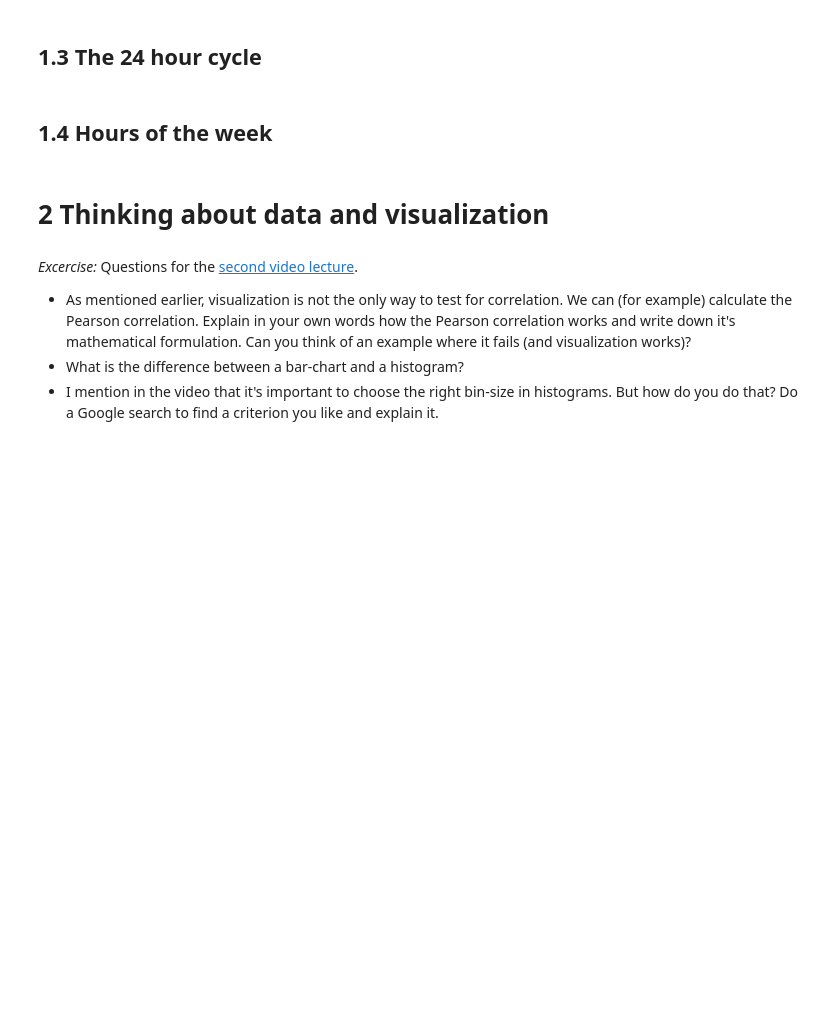
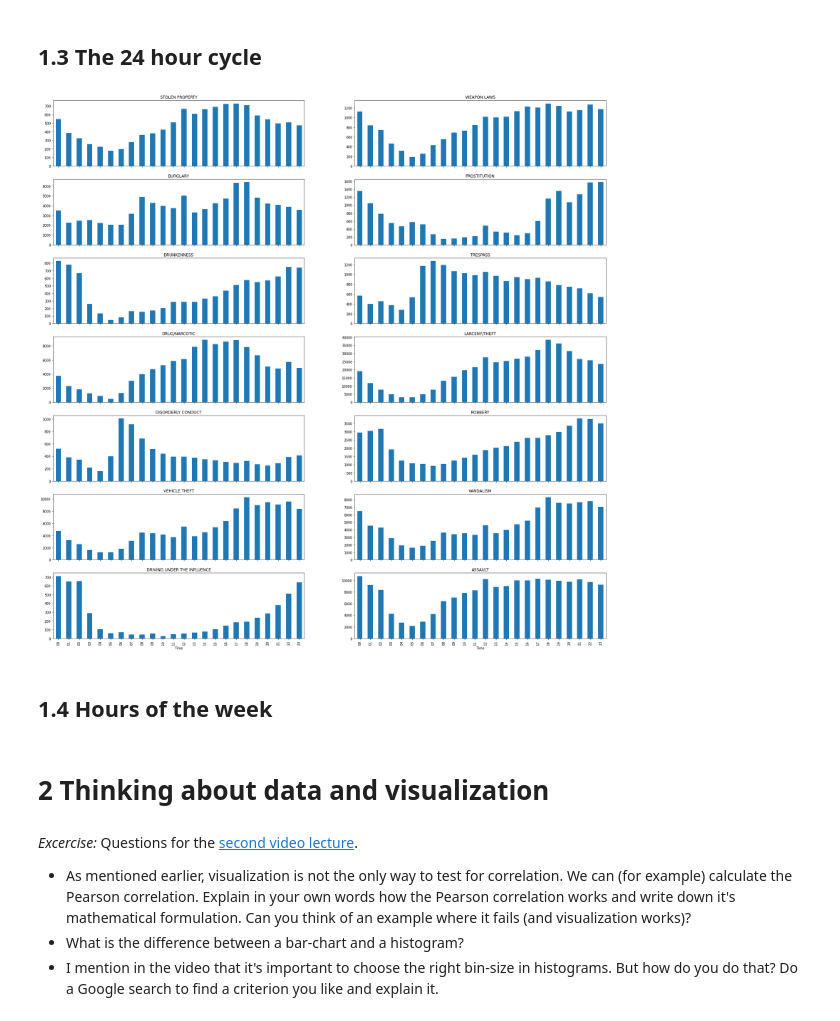
Before and after one commit to s171243/SocialDataAnalyis, a Jupyter notebook: Assignment_1_Solution.ipynb, the cells around one changed output. Drawn from its saved outputs; the diff is of its cells as text; code cells hidden in the pictures; blank space fills up the shorter version.

```diff
--- a/Assignment_1_Solution.ipynb
+++ b/Assignment_1_Solution.ipynb
@@ -17,4 +42,13 @@ We have been asked to cover the following four areas:
 # %% [markdown]
 ## 1.3 The 24 hour cycle
+# %%
+fig, axes = plt.subplots(ncols=2, nrows=7, figsize=(30,30), sharex=True)
+df['Time'] = pd.to_datetime(df['Time'])
+hours = df.Time.dt.strftime('%H')
+for ax, crime in zip(axes.flat, focuscrimes):
+    df['Date'].loc[(df['Category']==crime)].groupby(hours).agg('count').plot(kind='bar', ax=ax, title=crime)
+plt.show()
+# %% [output]
+[figure, added]
 # %% [markdown]
 ## 1.4 Hours of the week
```
Also changed, not shown: parts of 3 cells of this notebook.
